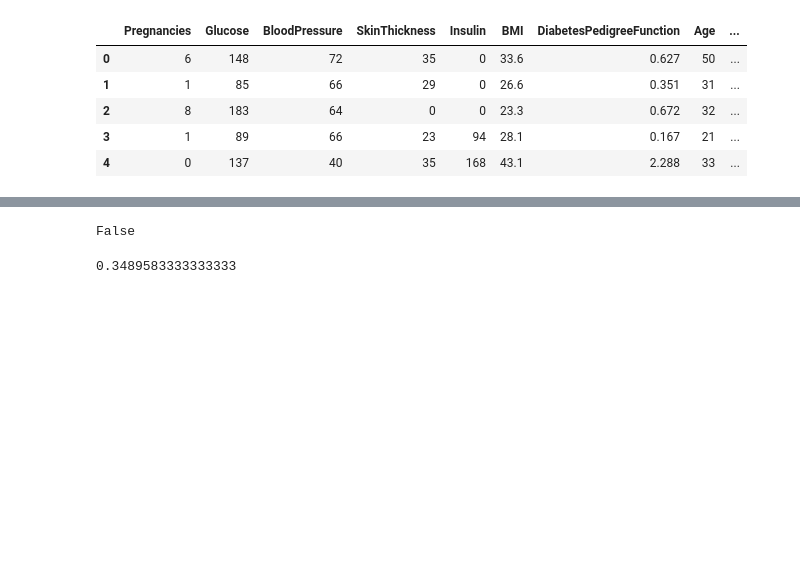
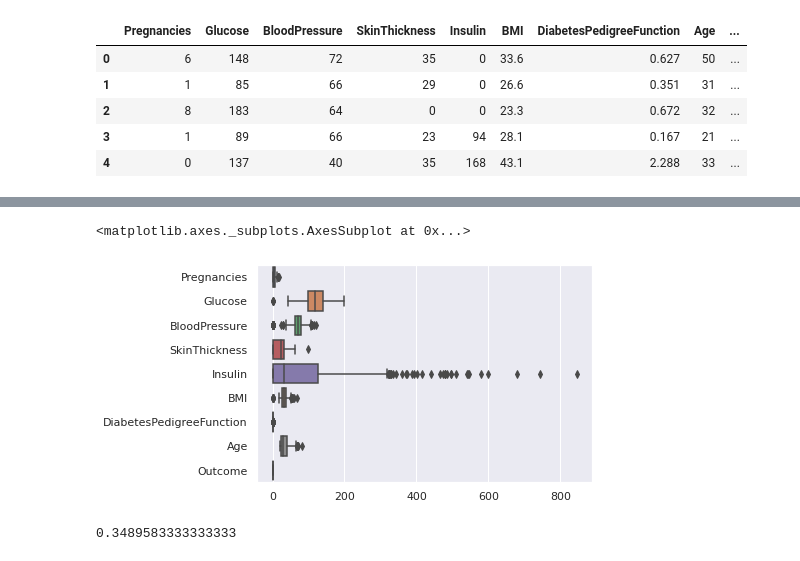
Before and after one commit to adindariztia/Bangkit_DiabetesPredictionML, a Jupyter notebook: PIMA_Dataset_Overview.ipynb, the cells around one changed output, grey strips where cells are left out. Cells and saved outputs as stored; diff of their text form; code cells hidden in the pictures; blank space fills up the shorter version.

Commit message:
Adding data distribution plot and imputating missing values

```diff
--- a/PIMA_Dataset_Overview.ipynb
+++ b/PIMA_Dataset_Overview.ipynb
@@ -46,10 +42,13 @@ df.describe()
 | 50% | 3.000000 | 117.000000 | 72.000000 | 23.000000 | 30.500000 | 32.000000 | 0.372500 | 29.000000 | ... |
 | 75% | 6.000000 | 140.250000 | 80.000000 | 32.000000 | 127.250000 | 36.600000 | 0.626250 | 41.000000 | ... |
 | max | 17.000000 | 199.000000 | 122.000000 | 99.000000 | 846.000000 | 67.100000 | 2.420000 | 81.000000 | ... |
-# %%
-df.isnull().values.any()
-# %% [output]
-False
+# %%
+# View data distributions
+sns.set()
+sns.boxplot(data=df, orient='h')
+# %% [output]
+<matplotlib.axes._subplots.AxesSubplot at 0x...>
+[figure, added]
 # %%
 df.Outcome.mean() #checking the distribution of Outcome, result: 35% in this dataset has Diabetes
 # %% [output]
```
Also changed, not shown: parts of 3 cells of this notebook.
